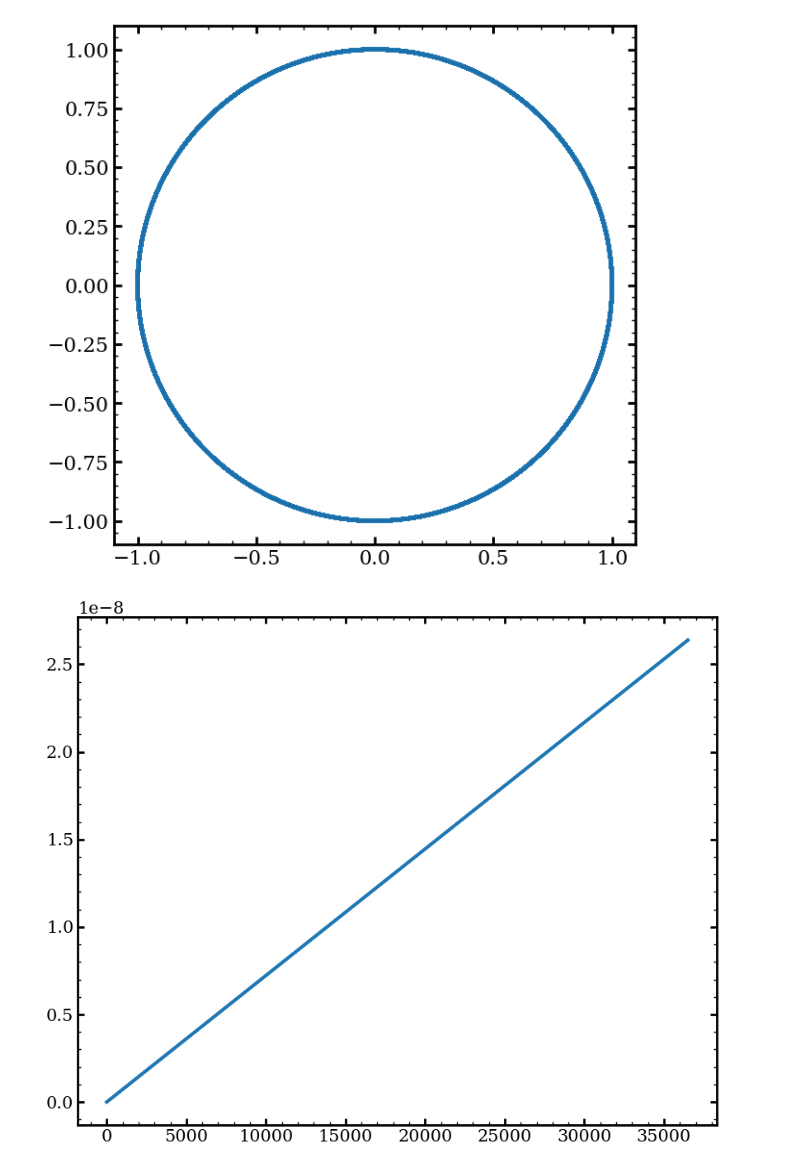
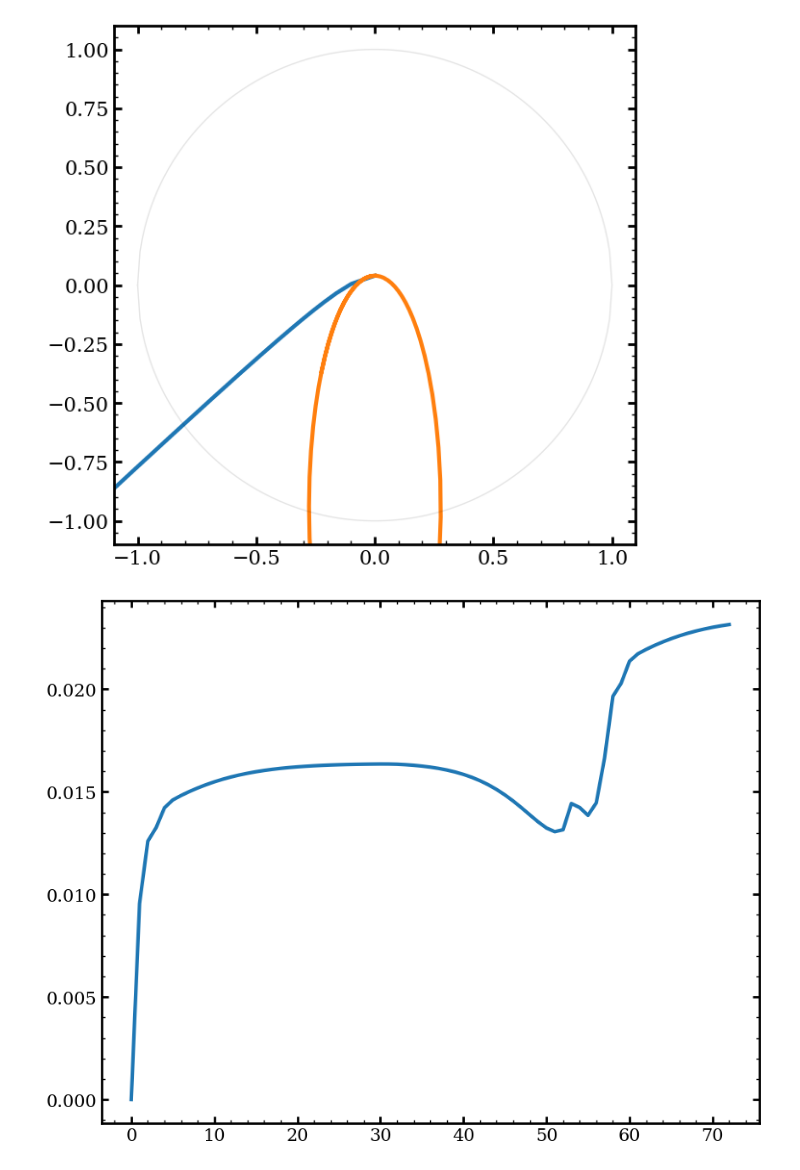
Before and after one commit to ochase10/compute-class, a Jupyter notebook: hw2/hw2.ipynb, the cells around one changed output. Saved outputs shown, nothing was run; the diff lists cells and outputs as text; code cells hidden in the pictures.

Commit message:
added adaptive time steps and documented functions

```diff
--- a/hw2/hw2.ipynb
+++ b/hw2/hw2.ipynb
@@ -48,6 +220,8 @@ def integrate_orbit(method, n, t, r0=None, v0=None, a=1, e=0):
 # %%
-years = 100
-pos, en = integrate_orbit(rk_4, years*365, years, e=0)
+years = 1
+e = 0.96
+pos, en = integrate_orbit(rk_4, years*365, years, e=e)
+pos1, en1, ts1 = orbit_adaptive(rk_4, years, e=e, e_tol=1e-5, dt0=1/12)
 # %%
 x = pos[0,0,:].flatten()
 y = pos[0,1,:].flatten()
@@ -60,14 +237,15 @@ circ = np.array([np.hstack((circx,np.flip(circx))),np.hstack((circy,np.flip(-cir
 # %%
 pl.figure(figsize=(7,7))
 pl.plot(x,y)
+pl.plot(x1, y1)
 pl.plot(circ[0], circ[1], c='k', alpha=0.1, lw=1)
 pl.xlim(-1.1, 1.1)
 pl.ylim(-1.1, 1.1)
 pl.show()
 # %% [output]
-[figure, old version]
+[figure, new version]
 # %%
-pl.plot(range(len(en)), en / en[0] - 1)
+pl.plot(range(len(en1)), en1 / en1[0] - 1)
 pl.show()
 # %% [output]
-[figure, old version]
+[figure, new version]
```
Also changed, not shown: parts of 5 cells of this notebook.
